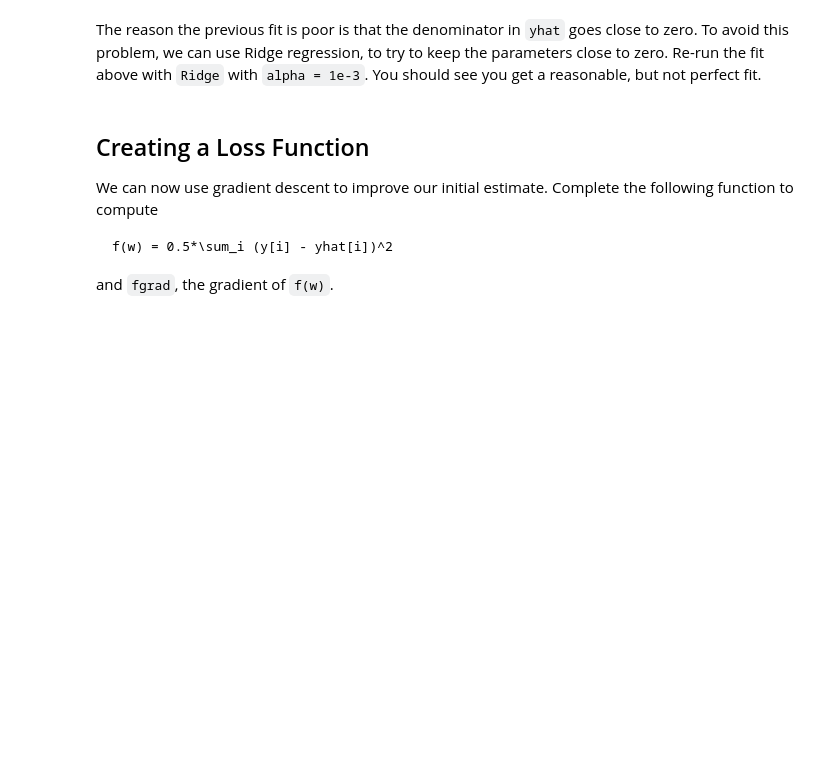
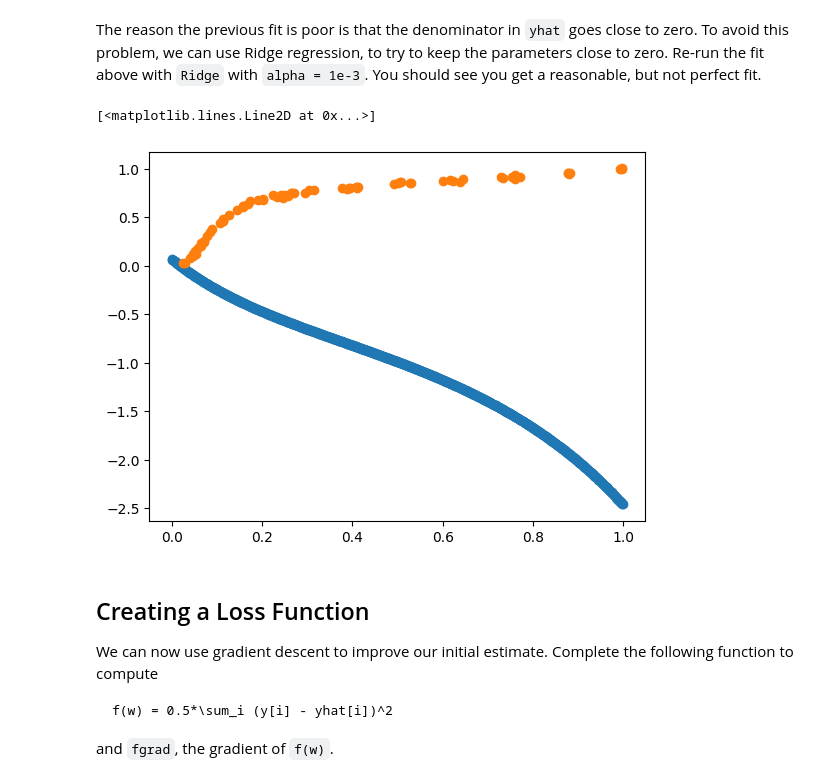
Before and after one commit to Al-Jazzazi/introml, a Jupyter notebook: unit07_optim/lab_nlls_partial.ipynb, the cells around one changed output. Drawn from its saved outputs; the diff is of its cells as text; code cells hidden in the pictures; blank space fills up the shorter version.

```diff
--- a/unit07_optim/lab_nlls_partial.ipynb
+++ b/unit07_optim/lab_nlls_partial.ipynb
@@ -144,15 +166,27 @@ Now plot the predicted values of the `yhat` vs. `x` using your estimated paramet
 The reason the previous fit is poor is that the denominator in `yhat` goes close to zero.   To avoid this problem, we can use Ridge regression, to try to keep the parameters close to zero.  Re-run the fit above with `Ridge` with `alpha = 1e-3`. You should see you get a reasonable, but not perfect fit.
 # %%
 # TODO.  Fit with parameters with linear regression
-# regr = Ridge(alpha=1e-3)
-# regr.fit(...)
-
+regr = Ridge(alpha=1e-3)
+regr.fit(Ztr, ytr)
+yhat = regr.predict(Zts)
 # TODO
 # Extract the parameters from regr.coef_ and regr.intercept_
-# winit = ...
+winit = np.append([regr.intercept_ ], regr.coef_)
 
 # TODO
 # Plot the results as above.
+
+xp = np.arange(0,1, 1/1000)
+
+
+
+yhat_2 = predict(winit,xp)
+
+plt.plot(xp, yhat_2, 'o')
+plt.plot(xts, yts, 'o')
+# %% [output]
+[<matplotlib.lines.Line2D at 0x...>]
+[figure, added]
 # %% [markdown]
 ## Creating a Loss Function
 
```
Also changed, not shown: parts of 7 cells of this notebook.
